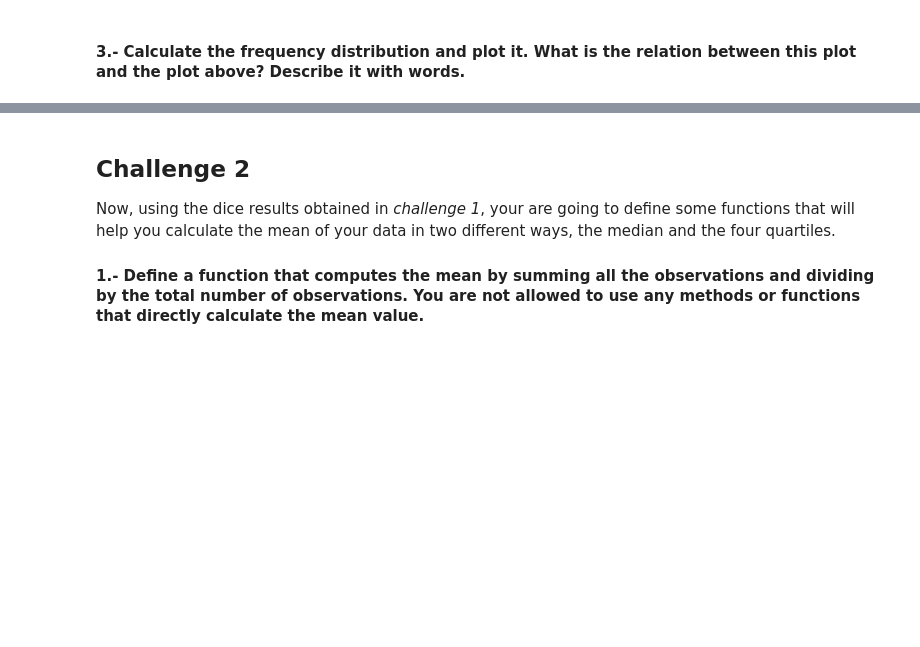
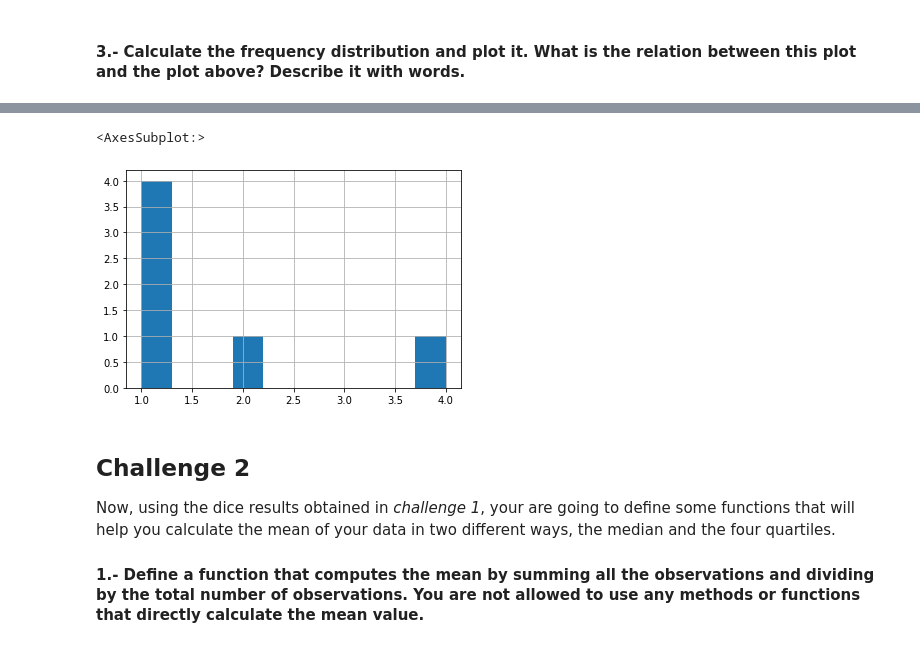
Before and after one commit to Izaskunastrain/ih_datamadpt1121_project_m1, a Jupyter notebook: module-2/understanding-descriptive-stats/your-code/main.ipynb, the cells around one changed output, grey strips where cells are left out. Drawn from its saved outputs; the diff is of its cells as text; code cells hidden in the pictures; blank space fills up the shorter version.

```diff
--- a/module-2/understanding-descriptive-stats/your-code/main.ipynb
+++ b/module-2/understanding-descriptive-stats/your-code/main.ipynb
@@ -53,0 +50,5 @@ your comments here
+# %%
+# your code here
+df_frequency= df_sorted['Number'].value_counts().reset_index()
+df_frequency.columns= ['Number', 'Frequency']
+df_frequency.sort_values(by= 'Number')
@@ -53,0 +63,5 @@ your comments here
+# %%
+df_frequency['Frequency'].hist()
+# %% [output]
+<AxesSubplot:>
+[figure, added]
```
Also changed, not shown: parts of 68 cells of this notebook.
